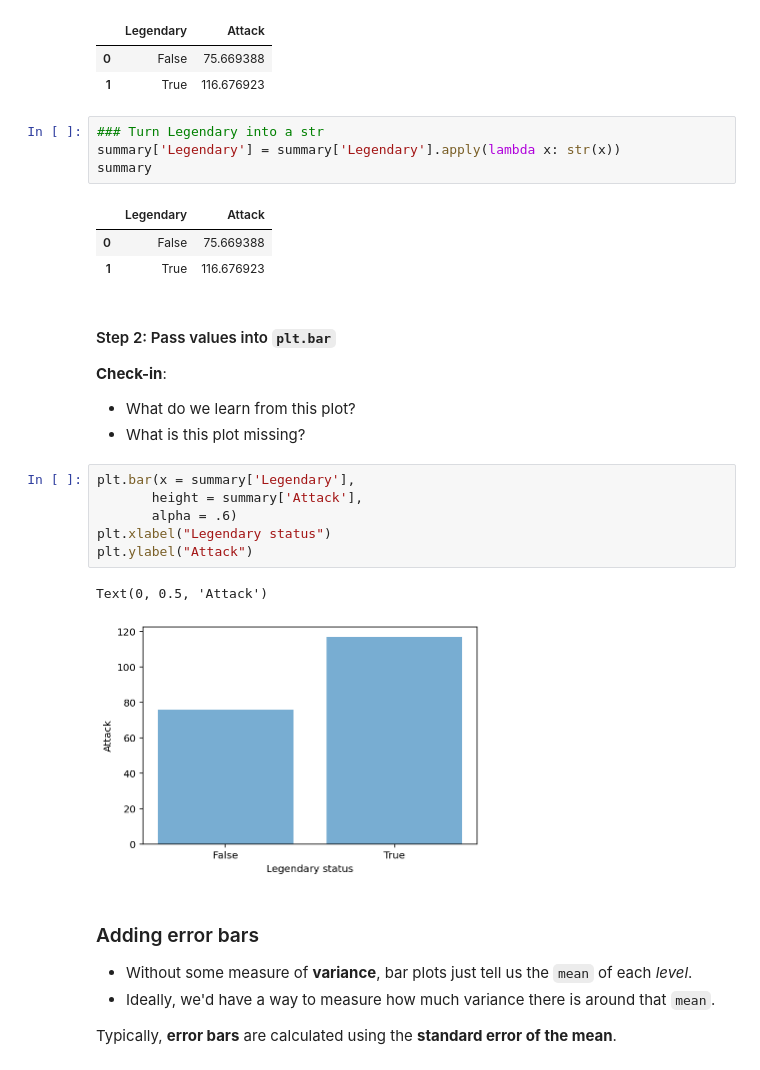
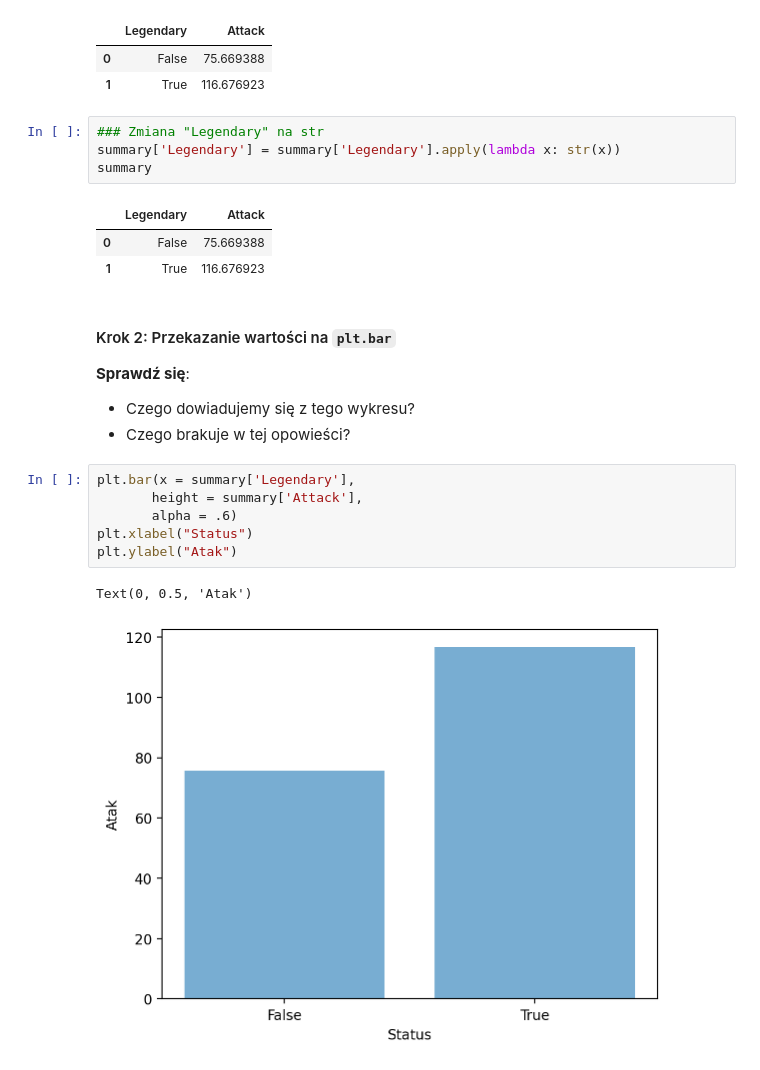
Before and after one commit to wignusia/sad, a Jupyter notebook: 05-dataviz-pyplot.ipynb, the cells around one changed output. Saved outputs shown, nothing was run; the diff lists cells and outputs as text.

```diff
--- a/05-dataviz-pyplot.ipynb
+++ b/05-dataviz-pyplot.ipynb
@@ -413,7 +382,7 @@ summary
 | 0 | False | 75.669388 |
 | 1 | True | 116.676923 |
 # %%
-### Turn Legendary into a str
+### Zmiana "Legendary" na str
 summary['Legendary'] = summary['Legendary'].apply(lambda x: str(x))
 summary
 # %% [output]
@@ -421,25 +390,18 @@ summary
 | 0 | False | 75.669388 |
 | 1 | True | 116.676923 |
 # %% [markdown]
-#### Step 2: Pass values into `plt.bar`
+#### Krok 2: Przekazanie wartości na `plt.bar`
 
-**Check-in**:
+**Sprawdź się**:
 
-- What do we learn from this plot?
-- What is this plot missing?
+- Czego dowiadujemy się z tego wykresu?
+- Czego brakuje w tej opowieści?
 # %%
 plt.bar(x = summary['Legendary'],
        height = summary['Attack'],
        alpha = .6)
-plt.xlabel("Legendary status")
-plt.ylabel("Attack")
+plt.xlabel("Status")
+plt.ylabel("Atak")
 # %% [output]
-Text(0, 0.5, 'Attack')
+Text(0, 0.5, 'Atak')
-[figure, old version]
+[figure, new version]
-# %% [markdown]
-### Adding error bars
-
-- Without some measure of **variance**, bar plots just tell us the `mean` of each *level*.
-- Ideally, we'd have a way to measure how much variance there is around that `mean`.
-
-Typically, **error bars** are calculated using the **standard error of the mean**.
```
Also changed, not shown: parts of 82 cells of this notebook, 1 other file.
